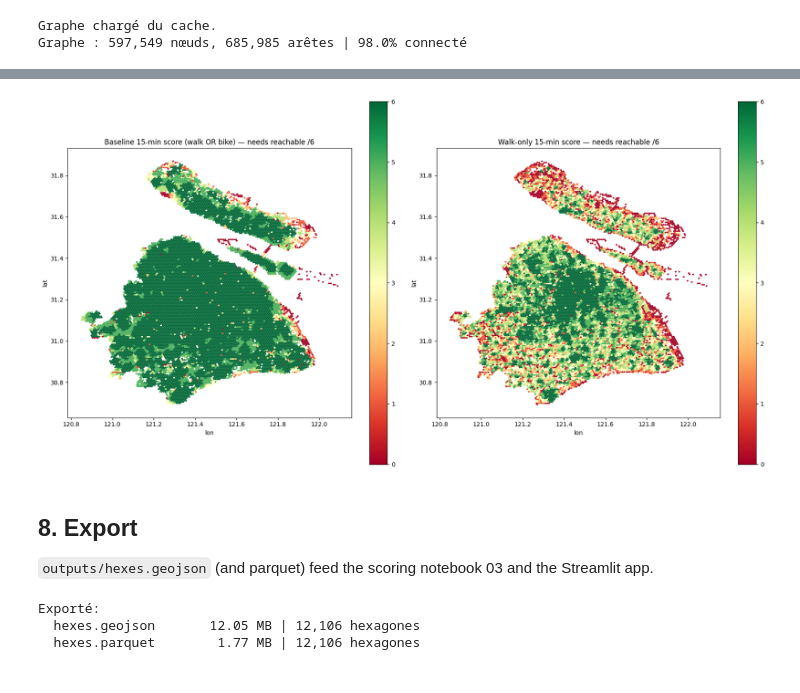
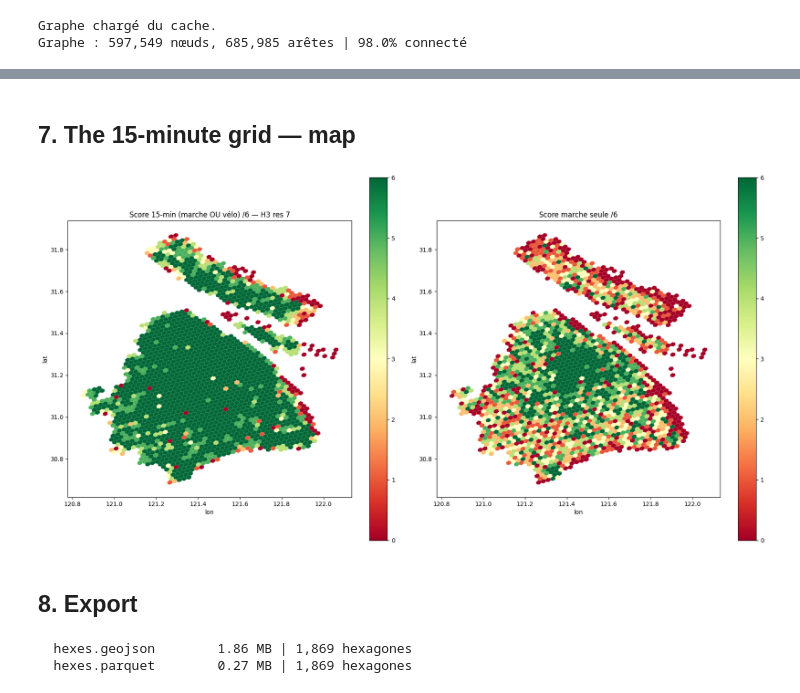
Before and after one commit to Zaki67456/Projet-15-min-shanghai, a Jupyter notebook: notebooks/02_grid_isochrones.ipynb, the cells around one changed output, grey strips where cells are left out. Cells and saved outputs as stored; diff of their text form; code cells hidden in the pictures.

```diff
--- a/notebooks/02_grid_isochrones.ipynb
+++ b/notebooks/02_grid_isochrones.ipynb
@@ -137,12 +104,0 @@ Keep hexagons that contain at least one POI **or** whose centre snaps within 400
-# %%
-poi_cells = set(poi["cell"]) if "cell" in poi.columns else set(
-    h3.latlng_to_cell(la, lo, 8) for la, lo in zip(poi["lat"].values, poi["lon"].values))
-mask = hexes["cell"].isin(poi_cells) | (hexes["snap_m"] < 400)
-hexes = hexes[mask].reset_index(drop=True)
-print(f"Hexagones retenus (zone habitée) : {len(hexes):,}")
-print("\nRépartition du score baseline (/6):")
-print(hexes["baseline_score"].value_counts().sort_index().to_string())
-print(f"\nScore baseline moyen : {hexes['baseline_score'].mean():.2f}/6")
-print("Couverture par besoin (walk OR bike):")
-for need in NEEDS:
-    print(f"  {need:14} {100*hexes[f'acc_{need}'].mean():5.1f}% des hexagones")
@@ -172,0 +142,18 @@ Shanghai tessellated into H3 hexagons, coloured by how many of the six needs are
+# %%
+hexes["baseline_score"] = hexes[[f"acc_{k}" for k in CRIT]].sum(axis=1)
+acc = np.zeros(len(hexes))
+for k in CRIT:
+    acc += np.where(hexes[f"walk_{k}"], 1.0, np.where(hexes[f"bike_{k}"], 0.5, 0.0))
+hexes["access_index"] = (100*acc/len(CRIT)).round(1)
+for mode in CUTOFF:
+    hexes[f"n_{mode}"] = hexes[[f"{mode}_{k}" for k in CRIT]].sum(axis=1)
+
+# masque zone habitée : contient un POI OU proche du réseau
+import h3 as _h3
+poi_cells = set(_h3.latlng_to_cell(la, lo, H3_RES) for la, lo in zip(poi["lat"], poi["lon"]))
+hexes = hexes[hexes["cell"].isin(poi_cells) | (hexes["snap_m"] < 600)].reset_index(drop=True)
+print(f"Hexagones habités retenus : {len(hexes):,}")
+print(f"Score baseline moyen : {hexes['baseline_score'].mean():.2f}/6\n")
+print("Couverture par critère (marche ou vélo) :")
+for k in CRIT:
+    print(f"  {CRITERIA[k]['label']:26} {100*hexes[f'acc_{k}'].mean():5.1f}%")
@@ -173,30 +171,28 @@ Shanghai tessellated into H3 hexagons, coloured by how many of the six needs are
+# %% [markdown]
+## 7. The 15-minute grid — map
 # %%
 import matplotlib.pyplot as plt
 fig, axes = plt.subplots(1, 2, figsize=(18, 9))
-hexes.plot(column="baseline_score", cmap="RdYlGn", vmin=0, vmax=6, legend=True,
-           linewidth=0, ax=axes[0])
-axes[0].set_title("Baseline 15-min score (walk OR bike) — needs reachable /6")
-hexes.plot(column="n_walk", cmap="RdYlGn", vmin=0, vmax=6, legend=True,
-           linewidth=0, ax=axes[1])
-axes[1].set_title("Walk-only 15-min score — needs reachable /6")
-for ax in axes:
-    ax.set_xlabel("lon"); ax.set_ylabel("lat"); ax.set_aspect("equal")
+hexes.plot(column="baseline_score", cmap="RdYlGn", vmin=0, vmax=6, legend=True, linewidth=0.05,
+           edgecolor="white", ax=axes[0])
+axes[0].set_title(f"Score 15-min (marche OU vélo) /6 — H3 res {H3_RES}")
+hexes.plot(column="n_walk", cmap="RdYlGn", vmin=0, vmax=6, legend=True, linewidth=0.05,
+           edgecolor="white", ax=axes[1])
+axes[1].set_title("Score marche seule /6")
+for ax in axes: ax.set_aspect("equal"); ax.set_xlabel("lon"); ax.set_ylabel("lat")
 plt.tight_layout(); plt.show()
 # %% [output]
-[figure, old version]
+[figure, new version]
-# %% [markdown]
-## 8. Export
-`outputs/hexes.geojson` (and parquet) feed the scoring notebook 03 and the Streamlit app.
+# %% [markdown]
+## 8. Export
 # %%
-keep = (["cell", "clat", "clng", "snap_m", "baseline_score", "n_walk", "n_bike"]
-        + [f"acc_{n}" for n in NEEDS] + [f"walk_{n}" for n in NEEDS] + [f"bike_{n}" for n in NEEDS])
+keep = (["cell", "clat", "clng", "snap_m", "baseline_score", "n_walk", "n_bike", "access_index"]
+        + [f"acc_{k}" for k in CRIT] + [f"walk_{k}" for k in CRIT] + [f"bike_{k}" for k in CRIT])
 out = hexes[keep + ["geometry"]].copy()
 out.to_file(OUTPUTS / "hexes.geojson", driver="GeoJSON")
 out.to_parquet(DATA_CLEAN / "hexes.parquet")
-print("Exporté:")
 for f in [OUTPUTS / "hexes.geojson", DATA_CLEAN / "hexes.parquet"]:
     print(f"  {f.name:18} {f.stat().st_size/1e6:6.2f} MB | {len(out):,} hexagones")
 # %% [output]
-Exporté:
-  hexes.geojson       12.05 MB | 12,106 hexagones
-  hexes.parquet        1.77 MB | 12,106 hexagones
+  hexes.geojson        1.86 MB | 1,869 hexagones
+  hexes.parquet        0.27 MB | 1,869 hexagones
```
Also changed, not shown: parts of 21 cells of this notebook, 7 other files.
